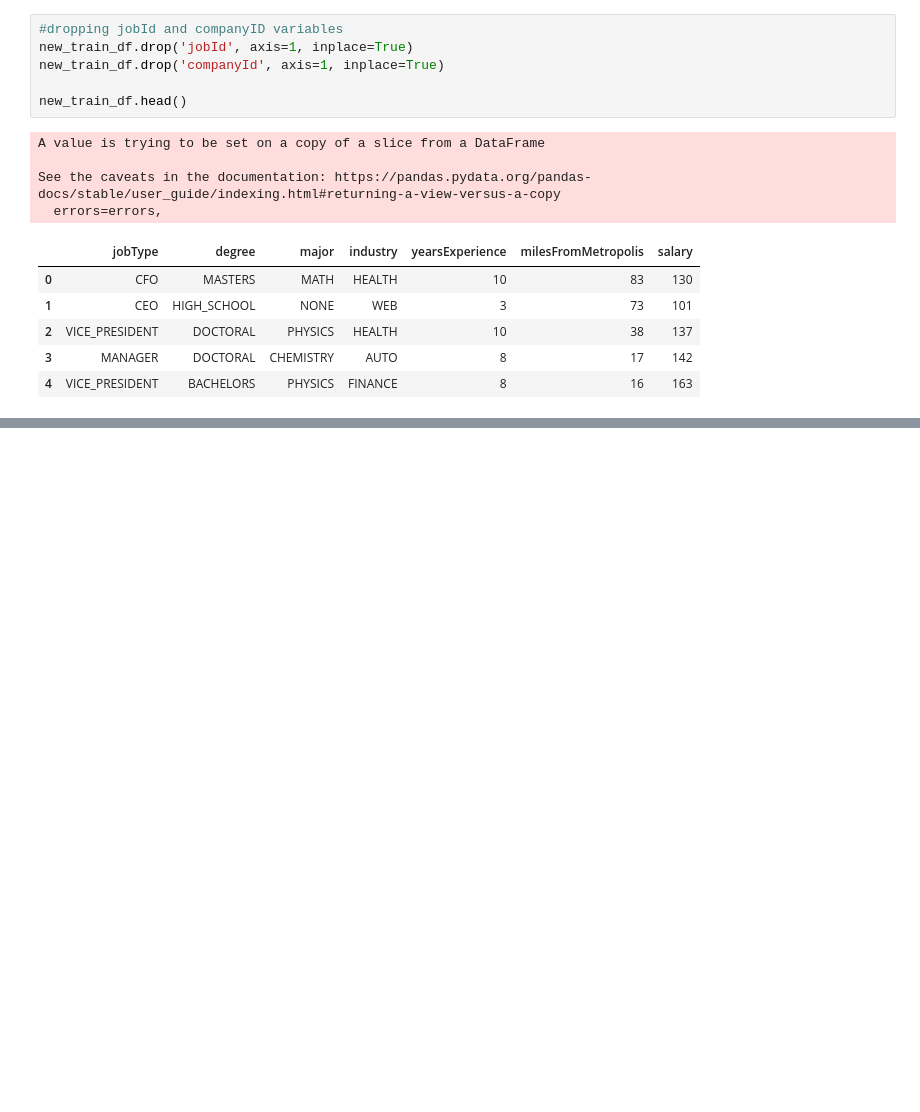
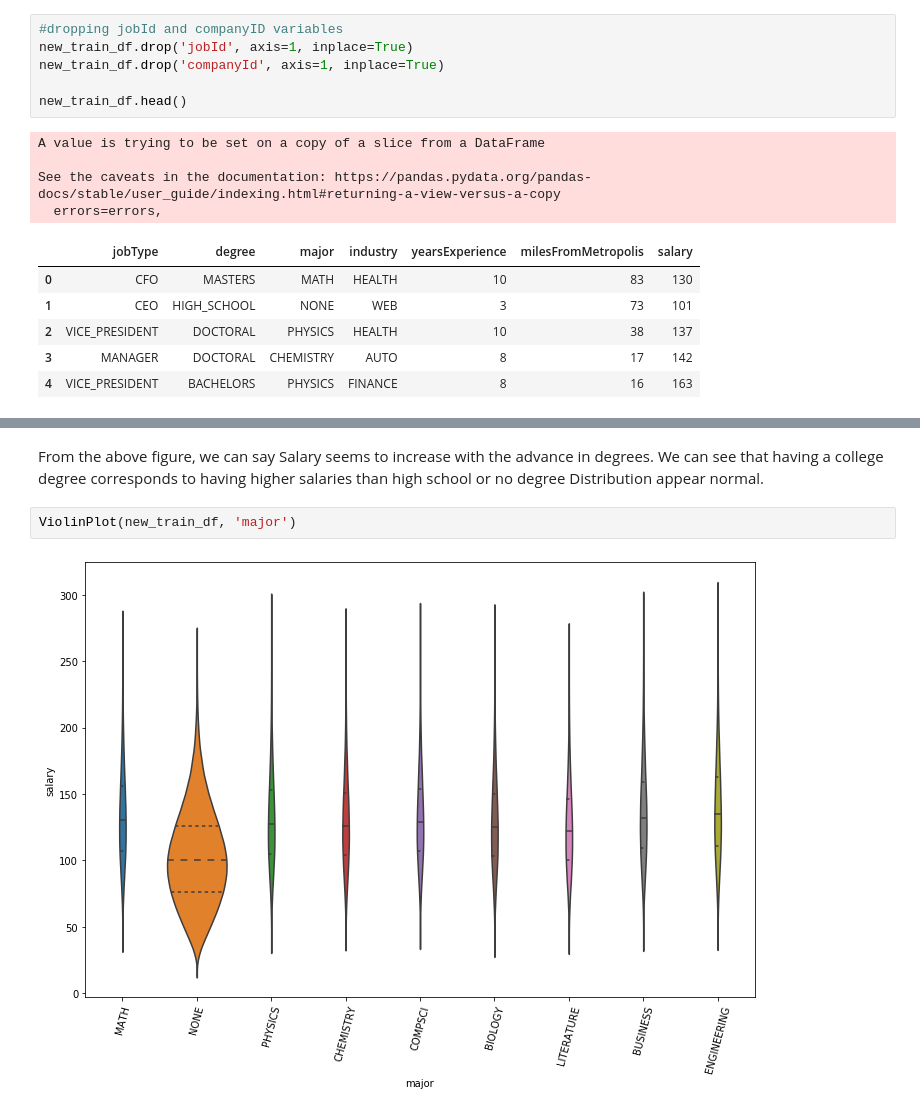
Before and after one commit to vibhutivadje/ML, a Jupyter notebook: Regression.ipynb, the cells around one changed output, grey strips where cells are left out. Saved outputs shown, nothing was run; the diff lists cells and outputs as text; blank space fills up the shorter version.

```diff
--- a/Regression.ipynb
+++ b/Regression.ipynb
@@ -329,0 +351,8 @@ See the caveats in the documentation: https://pandas.pydata.org/pandas-docs/stab
+# %% [markdown]
+From the above figure, we can say Salary seems to increase with the advance in degrees.
+We can see that having a college degree corresponds to having higher salaries than high school or no degree
+Distribution appear normal.
+# %%
+ViolinPlot(new_train_df, 'major')
+# %% [output]
+[figure, added]
```
Also changed, not shown: parts of 12 cells of this notebook.
